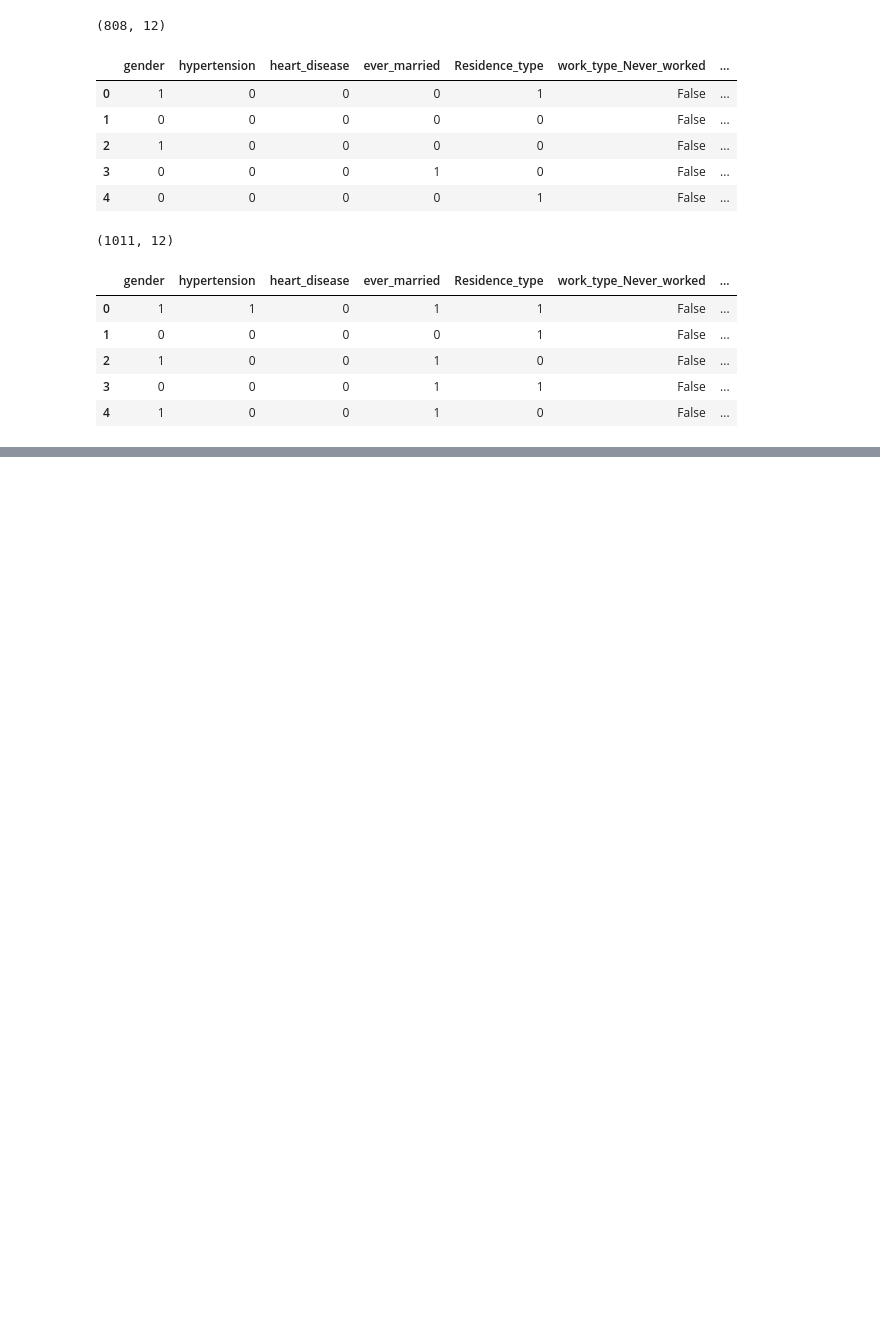
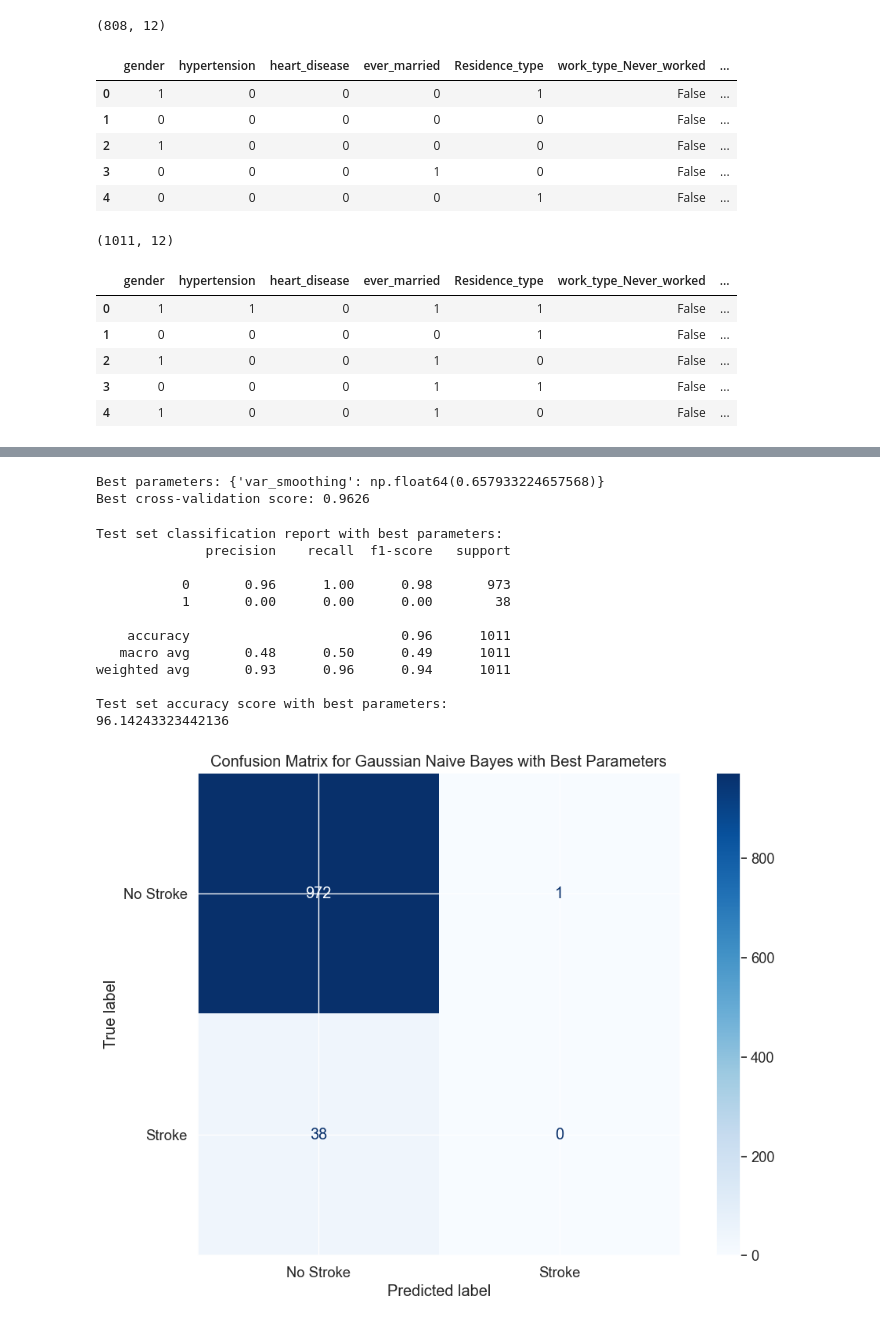
Before and after one commit to marwannour1/stroke_prediction, a Jupyter notebook: main.ipynb, the cells around one changed output, grey strips where cells are left out. Saved outputs shown, nothing was run; the diff lists cells and outputs as text; code cells hidden in the pictures; blank space fills up the shorter version.

```diff
--- a/main.ipynb
+++ b/main.ipynb
@@ -967,0 +1011,61 @@ display(X_test_final.head())
+# %%
+# use grid search to improve model performance
+from sklearn.model_selection import GridSearchCV
+from sklearn.naive_bayes import GaussianNB
+from sklearn.metrics import make_scorer, accuracy_score
+from sklearn.metrics import classification_report, confusion_matrix, accuracy_score
+
+
+# Define the parameter grid for Gaussian Naive Bayes
+param_grid = {
+    'var_smoothing': np.logspace(0, -9, num=100)  # Adjust the range and number of values as needed
+}
+
+# Create a Gaussian Naive Bayes classifier
+gnb = GaussianNB()
+
+# Create a GridSearchCV object
+grid_search = GridSearchCV(estimator=gnb, param_grid=param_grid, scoring='accuracy', cv=5, n_jobs=-1)
+
+
+grid_search.fit(X_train_final, y_train)
+best_params = grid_search.best_params_
+best_score = grid_search.best_score_
+
+print(f"Best parameters: {best_params}")
+print(f"Best cross-validation score: {best_score:.4f}")
+# %% [output]
+Best parameters: {'var_smoothing': np.float64(0.657933224657568)}
+Best cross-validation score: 0.9626
+# %%
+# Train the model with the best parameters
+best_gnb = GaussianNB(var_smoothing=best_params['var_smoothing'])
+best_gnb.fit(X_train_final, y_train)
+# Make predictions on the test set
+y_pred_test_best = best_gnb.predict(X_test_final)
+# Evaluate the model
+
+print("Test set classification report with best parameters:")
+print(classification_report(y_test, y_pred_test_best))
+print("Test set accuracy score with best parameters:")
+print(accuracy_score(y_test, y_pred_test_best) * 100)
+# Plot confusion matrix for the best model
+cm_best = confusion_matrix(y_test, y_pred_test_best)
+disp_best = ConfusionMatrixDisplay(confusion_matrix=cm_best, display_labels=['No Stroke', 'Stroke'])
+disp_best.plot(cmap=plt.cm.Blues, values_format='d')
+plt.title('Confusion Matrix for Gaussian Naive Bayes with Best Parameters')
+plt.show()
+# %% [output]
+Test set classification report with best parameters:
+              precision    recall  f1-score   support
+
+           0       0.96      1.00      0.98       973
+           1       0.00      0.00      0.00        38
+
+    accuracy                           0.96      1011
+   macro avg       0.48      0.50      0.49      1011
+weighted avg       0.93      0.96      0.94      1011
+
+Test set accuracy score with best parameters:
+96.14243323442136
+[figure, added]
```
Also changed, not shown: parts of 10 cells of this notebook.
